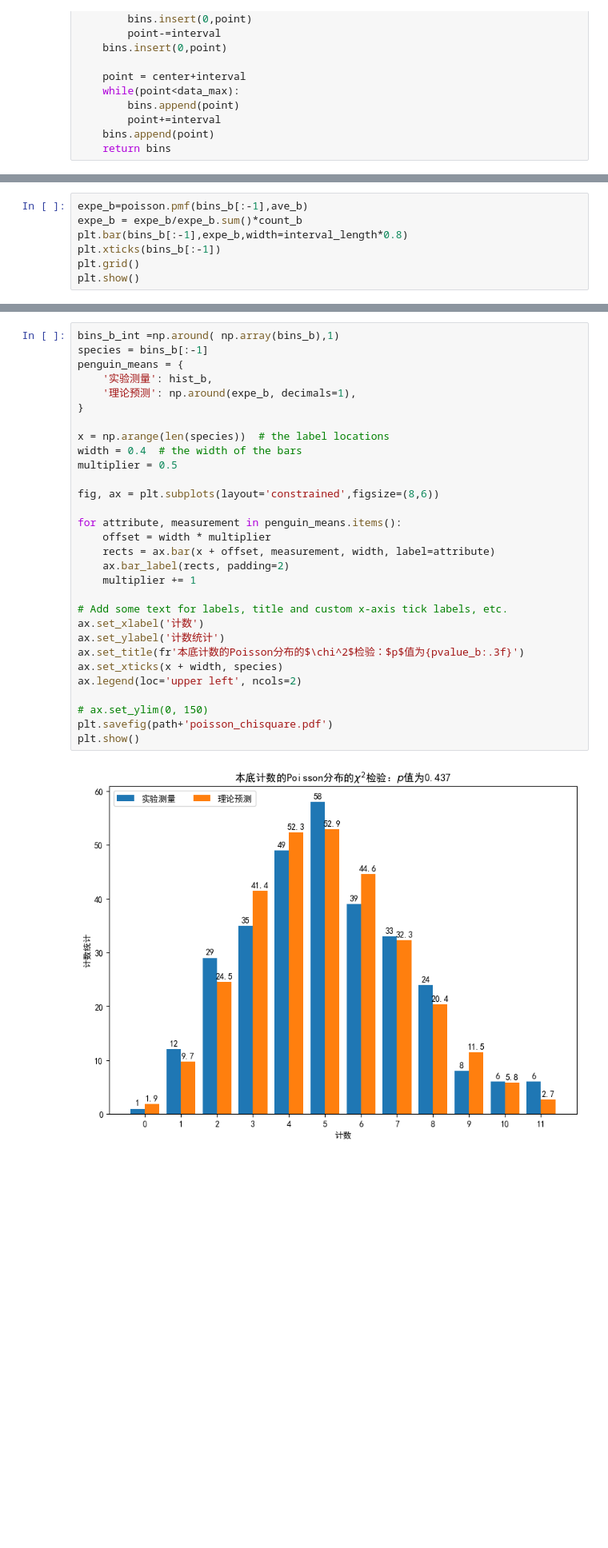
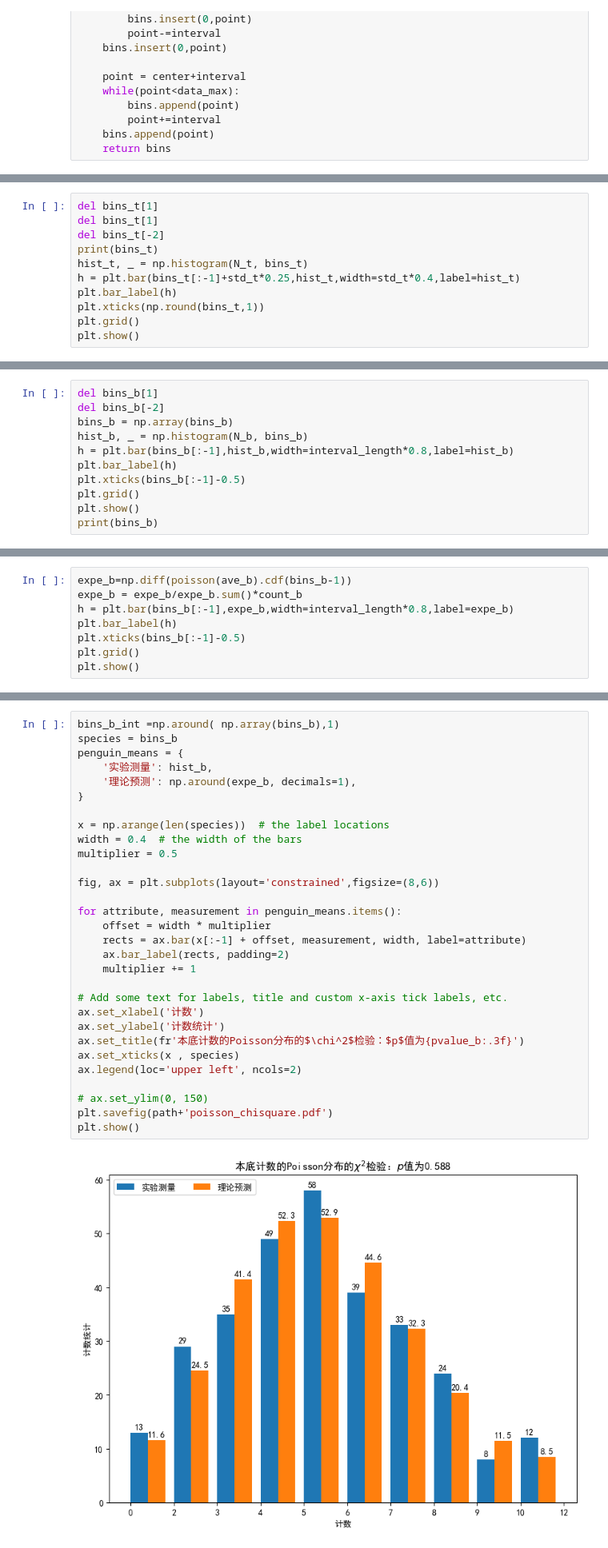
Before and after one commit to Xuanyiyiren/Fundamental-Laboratory-Experiment-in-Nuclear-Electronics-II, a Jupyter notebook: 实验1&8/exp1.ipynb, the cells around one changed output, grey strips where cells are left out. Shown at 80% size. Cells and saved outputs as stored; diff of their text form; blank space fills up the shorter version.

```diff
--- a/实验1&8/exp1.ipynb
+++ b/实验1&8/exp1.ipynb
@@ -103,0 +107,11 @@ plt.show()
+# %%
+del bins_t[1]
+del bins_t[1]
+del bins_t[-2]
+print(bins_t)
+hist_t, _ = np.histogram(N_t, bins_t)
+h = plt.bar(bins_t[:-1]+std_t*0.25,hist_t,width=std_t*0.4,label=hist_t)
+plt.bar_label(h)
+plt.xticks(np.round(bins_t,1))
+plt.grid()
+plt.show()
@@ -168,0 +189,11 @@ plt.show()
+# %%
+del bins_b[1]
+del bins_b[-2]
+bins_b = np.array(bins_b)
+hist_b, _ = np.histogram(N_b, bins_b)
+h = plt.bar(bins_b[:-1],hist_b,width=interval_length*0.8,label=hist_b)
+plt.bar_label(h)
+plt.xticks(bins_b[:-1]-0.5)
+plt.grid()
+plt.show()
+print(bins_b)
@@ -169,8 +203,9 @@ plt.show()
 # %%
-expe_b=poisson.pmf(bins_b[:-1],ave_b)
+expe_b=np.diff(poisson(ave_b).cdf(bins_b-1))
 expe_b = expe_b/expe_b.sum()*count_b
-plt.bar(bins_b[:-1],expe_b,width=interval_length*0.8)
-plt.xticks(bins_b[:-1])
+h = plt.bar(bins_b[:-1],expe_b,width=interval_length*0.8,label=expe_b)
+plt.bar_label(h)
+plt.xticks(bins_b[:-1]-0.5)
 plt.grid()
 plt.show()
 # %% [output]
@@ -183,32 +218,32 @@ statistic_b,pvalue_b
 # %%
 bins_b_int =np.around( np.array(bins_b),1)
-species = bins_b[:-1]
+species = bins_b
 penguin_means = {
     '实验测量': hist_b,
     '理论预测': np.around(expe_b, decimals=1),
 }
 
 x = np.arange(len(species))  # the label locations
 width = 0.4  # the width of the bars
 multiplier = 0.5
 
 fig, ax = plt.subplots(layout='constrained',figsize=(8,6))
 
 for attribute, measurement in penguin_means.items():
     offset = width * multiplier
-    rects = ax.bar(x + offset, measurement, width, label=attribute)
+    rects = ax.bar(x[:-1] + offset, measurement, width, label=attribute)
     ax.bar_label(rects, padding=2)
     multiplier += 1
 
 # Add some text for labels, title and custom x-axis tick labels, etc.
 ax.set_xlabel('计数')
 ax.set_ylabel('计数统计')
 ax.set_title(fr'本底计数的Poisson分布的$\chi^2$检验：$p$值为{pvalue_b:.3f}')
-ax.set_xticks(x + width, species)
+ax.set_xticks(x , species)
 ax.legend(loc='upper left', ncols=2)
 
 # ax.set_ylim(0, 150)
 plt.savefig(path+'poisson_chisquare.pdf')
 plt.show()
 # %% [output]
-[figure, old version]
+[figure, new version]
```
Also changed, not shown: parts of 9 cells of this notebook, 4 other files.
